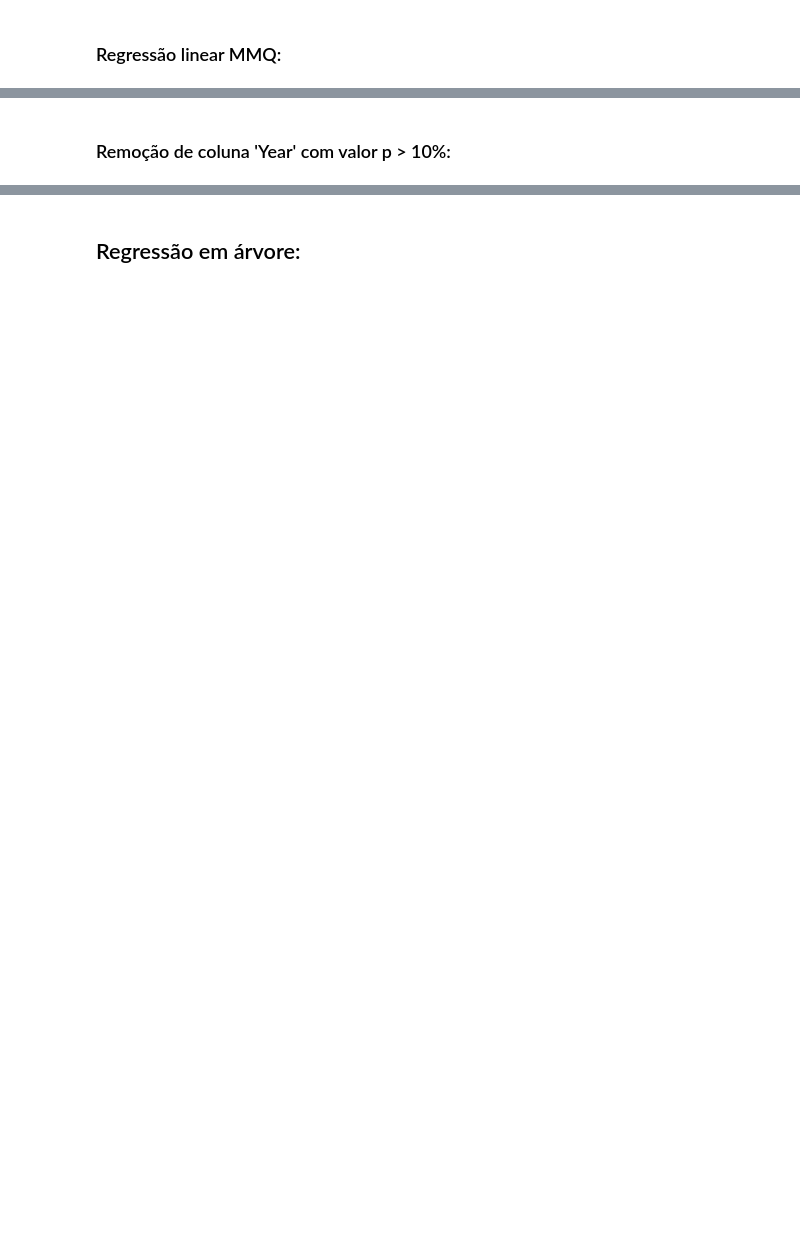
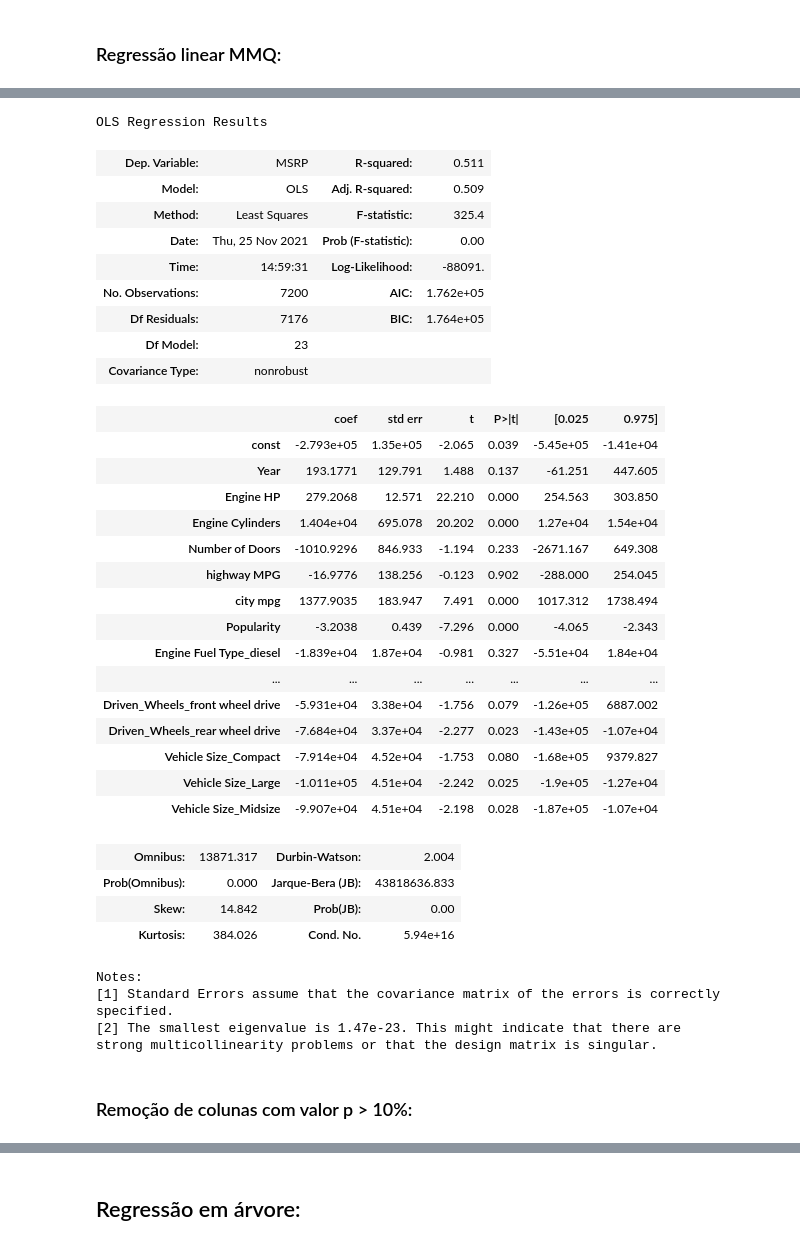
Before and after one commit to PedroBittarBarao/Projeto_2_CDados, a Jupyter notebook: Projeto_2.ipynb, the cells around one changed output, grey strips where cells are left out. Drawn from its saved outputs; the diff is of its cells as text; code cells hidden in the pictures; blank space fills up the shorter version.

```diff
--- a/Projeto_2.ipynb
+++ b/Projeto_2.ipynb
@@ -191,2 +161,56 @@ strong multicollinearity or other numerical problems.
+# %%
+X= train_2[['Year', 'Engine HP', 'Engine Cylinders', 'Number of Doors',
+       'highway MPG', 'city mpg', 'Popularity','Engine Fuel Type_diesel', 'Engine Fuel Type_electric',
+       'Engine Fuel Type_flex-fuel (premium unleaded recommended/E85)',
+       'Engine Fuel Type_flex-fuel (premium unleaded required/E85)',
+       'Engine Fuel Type_flex-fuel (unleaded/E85)',
+       'Engine Fuel Type_premium unleaded (recommended)',
+       'Engine Fuel Type_premium unleaded (required)',
+       'Engine Fuel Type_regular unleaded',
+       'Transmission Type_AUTOMATED_MANUAL', 'Transmission Type_AUTOMATIC',
+       'Transmission Type_DIRECT_DRIVE', 'Transmission Type_MANUAL',
+       'Transmission Type_UNKNOWN', 'Driven_Wheels_all wheel drive',
+       'Driven_Wheels_four wheel drive', 'Driven_Wheels_front wheel drive',
+       'Driven_Wheels_rear wheel drive', 'Vehicle Size_Compact',
+       'Vehicle Size_Large', 'Vehicle Size_Midsize']]
+Y=train[['MSRP']]
+
+results=regress(Y,X)
+results.summary()
+# %% [output]
+OLS Regression Results
+| Dep. Variable: | MSRP | R-squared: | 0.511 |
+| Model: | OLS | Adj. R-squared: | 0.509 |
+| Method: | Least Squares | F-statistic: | 325.4 |
+| Date: | Thu, 25 Nov 2021 | Prob (F-statistic): | 0.00 |
+| Time: | 14:59:31 | Log-Likelihood: | -88091. |
+| No. Observations: | 7200 | AIC: | 1.762e+05 |
+| Df Residuals: | 7176 | BIC: | 1.764e+05 |
+| Df Model: | 23 |  |  |
+| Covariance Type: | nonrobust |  |  |
+|  | coef | std err | t | P>|t| | [0.025 | 0.975] |
+| const | -2.793e+05 | 1.35e+05 | -2.065 | 0.039 | -5.45e+05 | -1.41e+04 |
+| Year | 193.1771 | 129.791 | 1.488 | 0.137 | -61.251 | 447.605 |
+| Engine HP | 279.2068 | 12.571 | 22.210 | 0.000 | 254.563 | 303.850 |
+| Engine Cylinders | 1.404e+04 | 695.078 | 20.202 | 0.000 | 1.27e+04 | 1.54e+04 |
+| Number of Doors | -1010.9296 | 846.933 | -1.194 | 0.233 | -2671.167 | 649.308 |
+| highway MPG | -16.9776 | 138.256 | -0.123 | 0.902 | -288.000 | 254.045 |
+| city mpg | 1377.9035 | 183.947 | 7.491 | 0.000 | 1017.312 | 1738.494 |
+| Popularity | -3.2038 | 0.439 | -7.296 | 0.000 | -4.065 | -2.343 |
+| Engine Fuel Type_diesel | -1.839e+04 | 1.87e+04 | -0.981 | 0.327 | -5.51e+04 | 1.84e+04 |
+| ... | ... | ... | ... | ... | ... | ... |
+| Driven_Wheels_front wheel drive | -5.931e+04 | 3.38e+04 | -1.756 | 0.079 | -1.26e+05 | 6887.002 |
+| Driven_Wheels_rear wheel drive | -7.684e+04 | 3.37e+04 | -2.277 | 0.023 | -1.43e+05 | -1.07e+04 |
+| Vehicle Size_Compact | -7.914e+04 | 4.52e+04 | -1.753 | 0.080 | -1.68e+05 | 9379.827 |
+| Vehicle Size_Large | -1.011e+05 | 4.51e+04 | -2.242 | 0.025 | -1.9e+05 | -1.27e+04 |
+| Vehicle Size_Midsize | -9.907e+04 | 4.51e+04 | -2.198 | 0.028 | -1.87e+05 | -1.07e+04 |
+| Omnibus: | 13871.317 | Durbin-Watson: | 2.004 |
+| Prob(Omnibus): | 0.000 | Jarque-Bera (JB): | 43818636.833 |
+| Skew: | 14.842 | Prob(JB): | 0.00 |
+| Kurtosis: | 384.026 | Cond. No. | 5.94e+16 |
+Notes:
+[1] Standard Errors assume that the covariance matrix of the errors is correctly specified.
+[2] The smallest eigenvalue is 1.47e-23. This might indicate that there are
+strong multicollinearity problems or that the design matrix is singular.
 # %% [markdown]
-### Remoção de coluna 'Year' com valor p > 10%:
+### Remoção de colunas com valor p > 10%:
```
Also changed, not shown: parts of 22 cells of this notebook.
